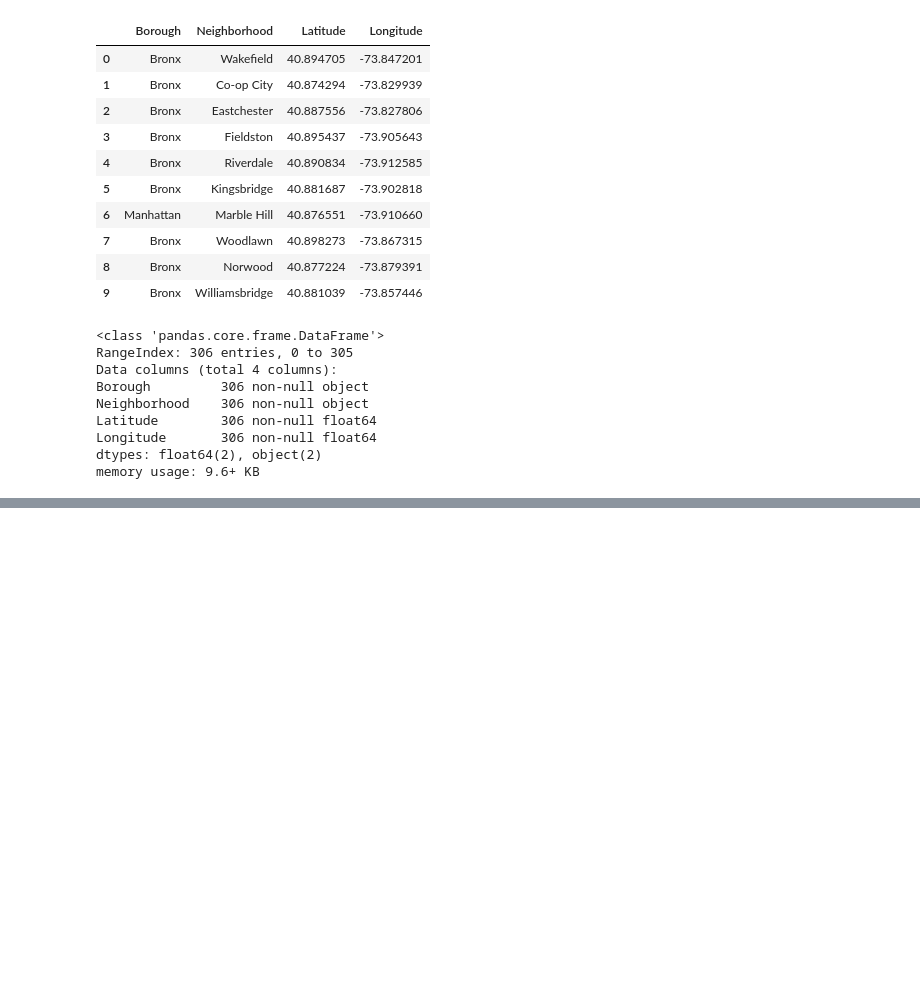
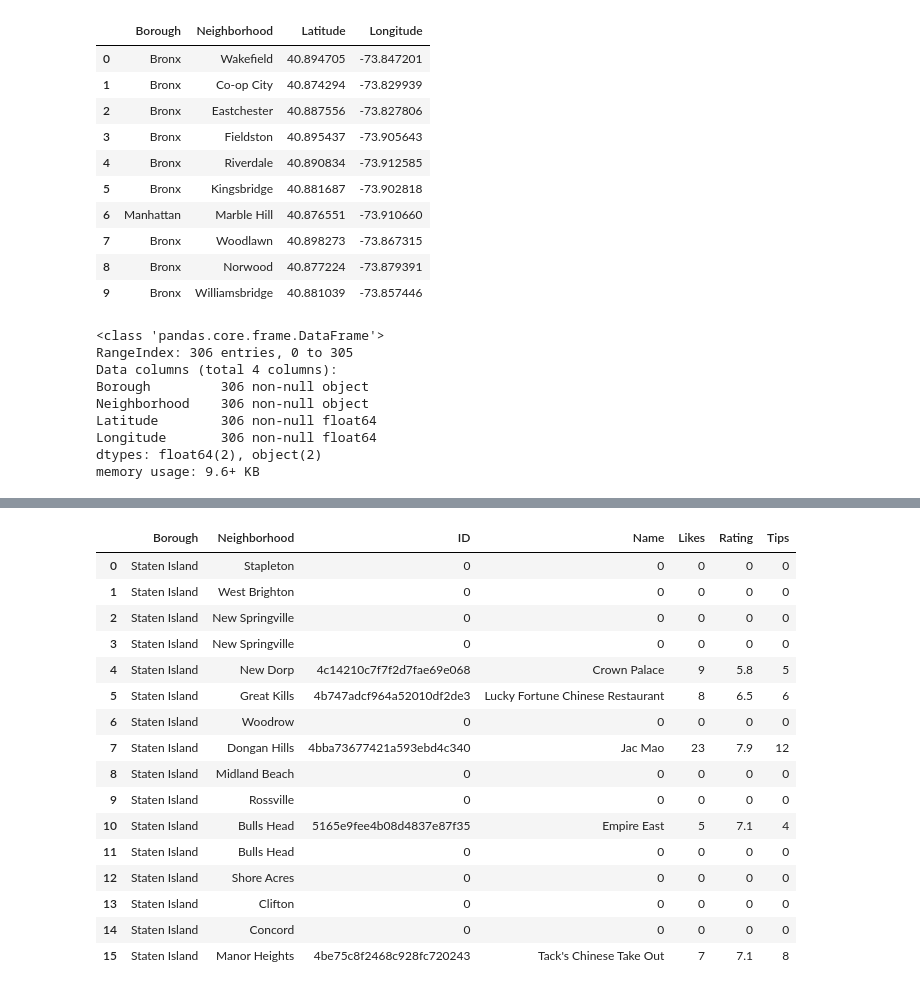
Before and after one commit to doneboat/Capstone-Project, a Jupyter notebook: Final_Project.ipynb, the cells around one changed output, grey strips where cells are left out. Drawn from its saved outputs; the diff is of its cells as text; code cells hidden in the pictures; blank space fills up the shorter version.

```diff
--- a/Final_Project.ipynb
+++ b/Final_Project.ipynb
@@ -148,0 +184,3 @@ new_york_data.to_csv("new_york.csv")
+# %%
+column_names=['Borough', 'Neighborhood', 'ID','Name']
+chinese_rest_manhattan = get_rest_name(manhattan_data)
@@ -148,0 +341,27 @@ new_york_data.to_csv("new_york.csv")
+# %%
+def get_rest_stats(df):
+    column_names=['Borough', 'Neighborhood', 'ID','Name','Likes','Rating','Tips']
+    chinese_rest_stats_ny=pd.DataFrame(columns=column_names)
+    count=1
+    for row in df.values.tolist():
+        Borough,Neighborhood,ID,Name=row
+        try:
+            venue_details=get_venue_details(ID)
+            print(venue_details)
+            id,name,likes,rating,tips=venue_details.values.tolist()[0]
+        except IndexError:
+            print('No data available for id=',ID)
+            id,name,likes,rating,tips=[0]*5
+        print('(',count,'/',len(df),')','processed')
+        chinese_rest_stats_ny = chinese_rest_stats_ny.append({'Borough': Borough,
+                                                    'Neighborhood': Neighborhood,
+                                                    'ID': id,
+                                                    'Name' : name,
+                                                    'Likes' : likes,
+                                                    'Rating' : rating,
+                                                    'Tips' : tips
+                                                   }, ignore_index=True)
+        count+=1
+    return chinese_rest_stats_ny
+# %%
+chinese_rest_ny = pd.read_csv('chinese_rest_ny.csv', index_col = 0)
@@ -148,0 +492,2 @@ new_york_data.to_csv("new_york.csv")
+# %%
+staten_stats = get_rest_stats(chinese_rest_ny[chinese_rest_ny.Borough == 'Staten Island'])
@@ -148,0 +514,20 @@ new_york_data.to_csv("new_york.csv")
+# %%
+staten_stats
+# %% [output]
+|  | Borough | Neighborhood | ID | Name | Likes | Rating | Tips |
+| 0 | Staten Island | Stapleton | 0 | 0 | 0 | 0 | 0 |
+| 1 | Staten Island | West Brighton | 0 | 0 | 0 | 0 | 0 |
+| 2 | Staten Island | New Springville | 0 | 0 | 0 | 0 | 0 |
+| 3 | Staten Island | New Springville | 0 | 0 | 0 | 0 | 0 |
+| 4 | Staten Island | New Dorp | 4c14210c7f7f2d7fae69e068 | Crown Palace | 9 | 5.8 | 5 |
+| 5 | Staten Island | Great Kills | 4b747adcf964a52010df2de3 | Lucky Fortune Chinese Restaurant | 8 | 6.5 | 6 |
+| 6 | Staten Island | Woodrow | 0 | 0 | 0 | 0 | 0 |
+| 7 | Staten Island | Dongan Hills | 4bba73677421a593ebd4c340 | Jac Mao | 23 | 7.9 | 12 |
+| 8 | Staten Island | Midland Beach | 0 | 0 | 0 | 0 | 0 |
+| 9 | Staten Island | Rossville | 0 | 0 | 0 | 0 | 0 |
+| 10 | Staten Island | Bulls Head | 5165e9fee4b08d4837e87f35 | Empire East | 5 | 7.1 | 4 |
+| 11 | Staten Island | Bulls Head | 0 | 0 | 0 | 0 | 0 |
+| 12 | Staten Island | Shore Acres | 0 | 0 | 0 | 0 | 0 |
+| 13 | Staten Island | Clifton | 0 | 0 | 0 | 0 | 0 |
+| 14 | Staten Island | Concord | 0 | 0 | 0 | 0 | 0 |
+| 15 | Staten Island | Manor Heights | 4be75c8f2468c928fc720243 | Tack's Chinese Take Out | 7 | 7.1 | 8 |
```
Also changed, not shown: parts of 48 cells of this notebook, 11 other files.
